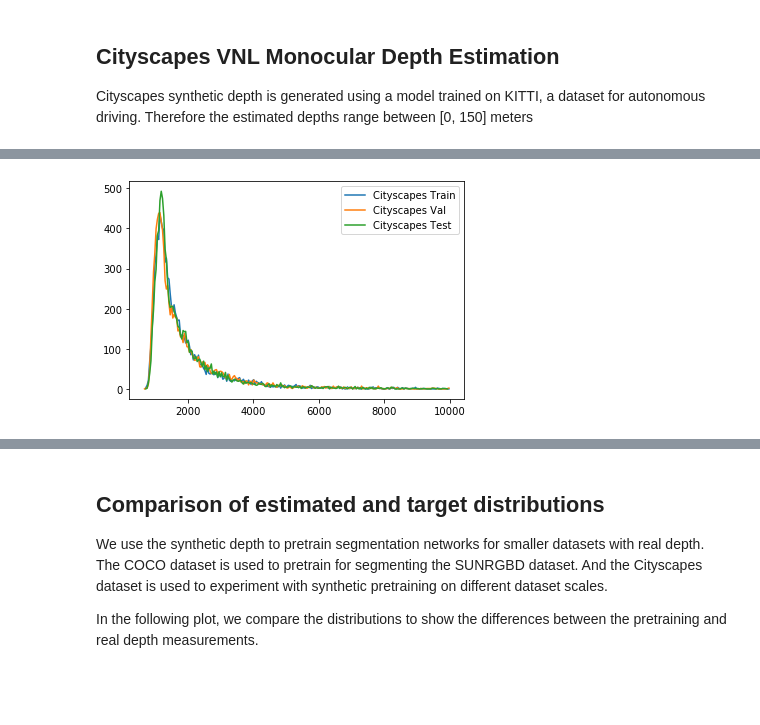
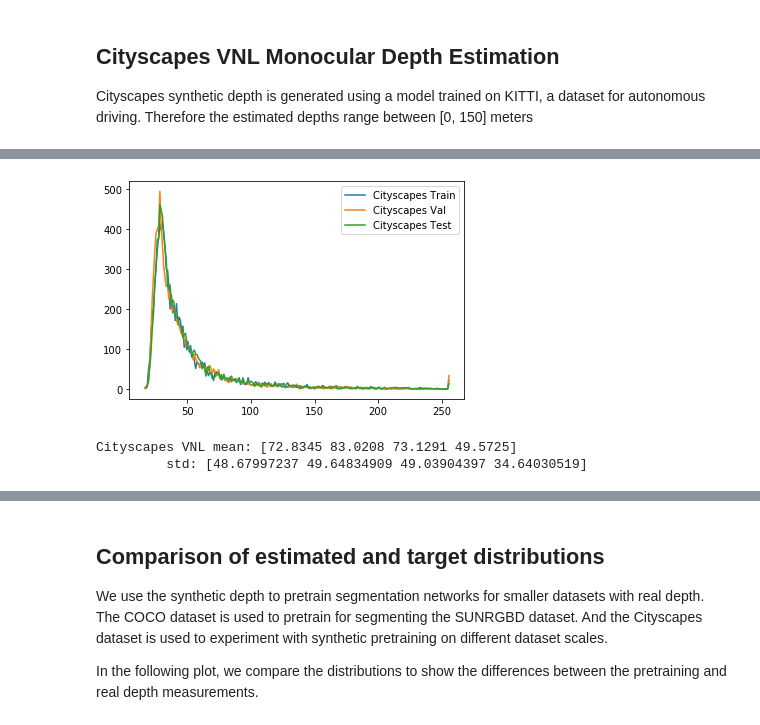
Before and after one commit to crmauceri/pytorch-deeplab-xception, a Jupyter notebook: visualization_scripts/RGB-D Data Distributions.ipynb, the cells around one changed output, grey strips where cells are left out. Drawn from its saved outputs; the diff is of its cells as text; code cells hidden in the pictures; blank space fills up the shorter version.

```diff
--- a/visualization_scripts/RGB-D Data Distributions.ipynb
+++ b/visualization_scripts/RGB-D Data Distributions.ipynb
@@ -347,12 +351,18 @@ Found 1525 test images
 # %%
-bins = np.linspace(-1,10000, num=256)
+bins = np.linspace(0,256, num=256)
 plot_distribution([city_synth_dist_train['samples'][:, -1],
                    city_synth_dist_val['samples'][:, -1],
                    city_synth_dist_test['samples'][:, -1]], bins)
 plt.legend(['Cityscapes Train', 'Cityscapes Val', 'Cityscapes Test'])
 plt.show()
 # %% [output]
-[figure, old version]
+[figure, new version]
+# %%
+print("Cityscapes VNL mean: {} \n \t std: {}".format(city_synth_dist_train['mean'],
+                                                 city_synth_dist_train['std']))
+# %% [output]
+Cityscapes VNL mean: [72.8345 83.0208 73.1291 49.5725]
+         std: [48.67997237 49.64834909 49.03904397 34.64030519]
 # %%
 city_synth_val = CityscapesSegmentation(city_synth, split='train')
 dataloader = DataLoader(city_synth_val, batch_size=1, shuffle=True, num_workers=0)
```
Also changed, not shown: parts of 32 cells of this notebook, 8 other files.
